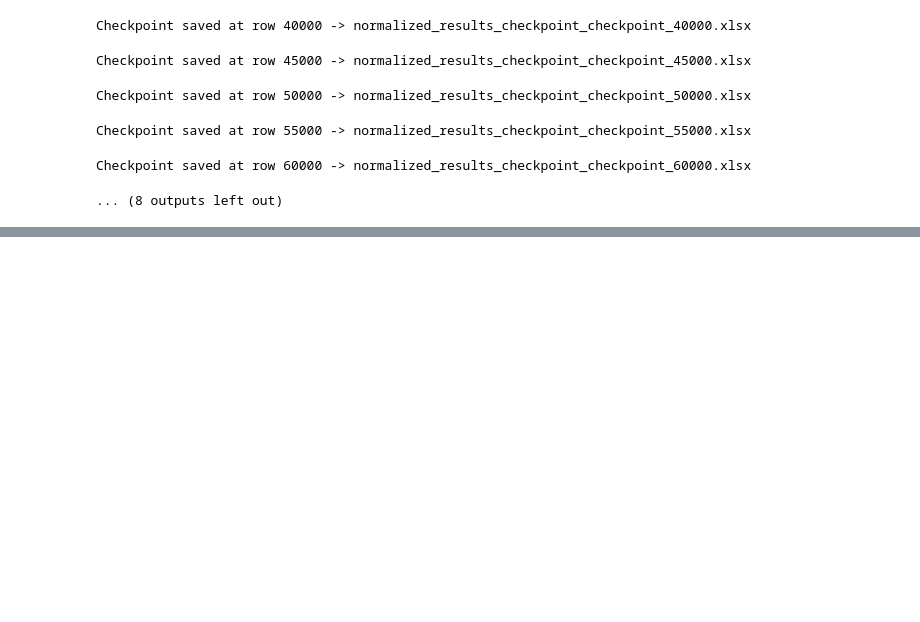
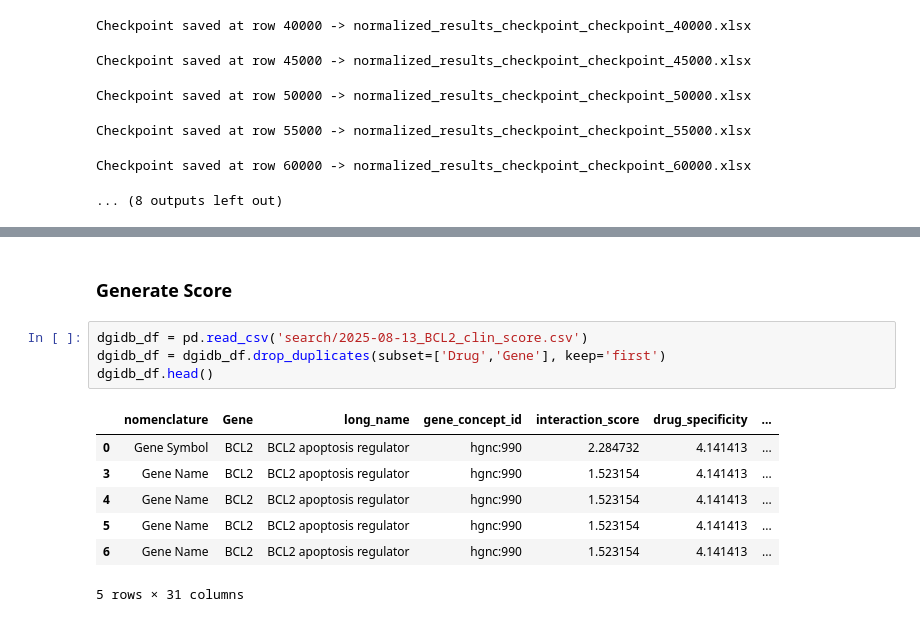
Before and after one commit to mcannon068nw/clinical-score-2, a Jupyter notebook: research/example-4.ipynb, the cells around one changed output, grey strips where cells are left out. Saved outputs shown, nothing was run; the diff lists cells and outputs as text; blank space fills up the shorter version.

```diff
--- a/research/example-4.ipynb
+++ b/research/example-4.ipynb
@@ -242,0 +185,14 @@ merged_df
+# %% [markdown]
+### Generate Score
+# %%
+dgidb_df = pd.read_csv('search/2025-08-13_BCL2_clin_score.csv')
+dgidb_df = dgidb_df.drop_duplicates(subset=['Drug','Gene'], keep='first')
+dgidb_df.head()
+# %% [output]
+|  | nomenclature | Gene | long_name | gene_concept_id | interaction_score | drug_specificity | ... |
+| 0 | Gene Symbol | BCL2 | BCL2 apoptosis regulator | hgnc:990 | 2.284732 | 4.141413 | ... |
+| 3 | Gene Name | BCL2 | BCL2 apoptosis regulator | hgnc:990 | 1.523154 | 4.141413 | ... |
+| 4 | Gene Name | BCL2 | BCL2 apoptosis regulator | hgnc:990 | 1.523154 | 4.141413 | ... |
+| 5 | Gene Name | BCL2 | BCL2 apoptosis regulator | hgnc:990 | 1.523154 | 4.141413 | ... |
+| 6 | Gene Name | BCL2 | BCL2 apoptosis regulator | hgnc:990 | 1.523154 | 4.141413 | ... |
+5 rows × 31 columns
```
Also changed, not shown: parts of 8 cells of this notebook.
